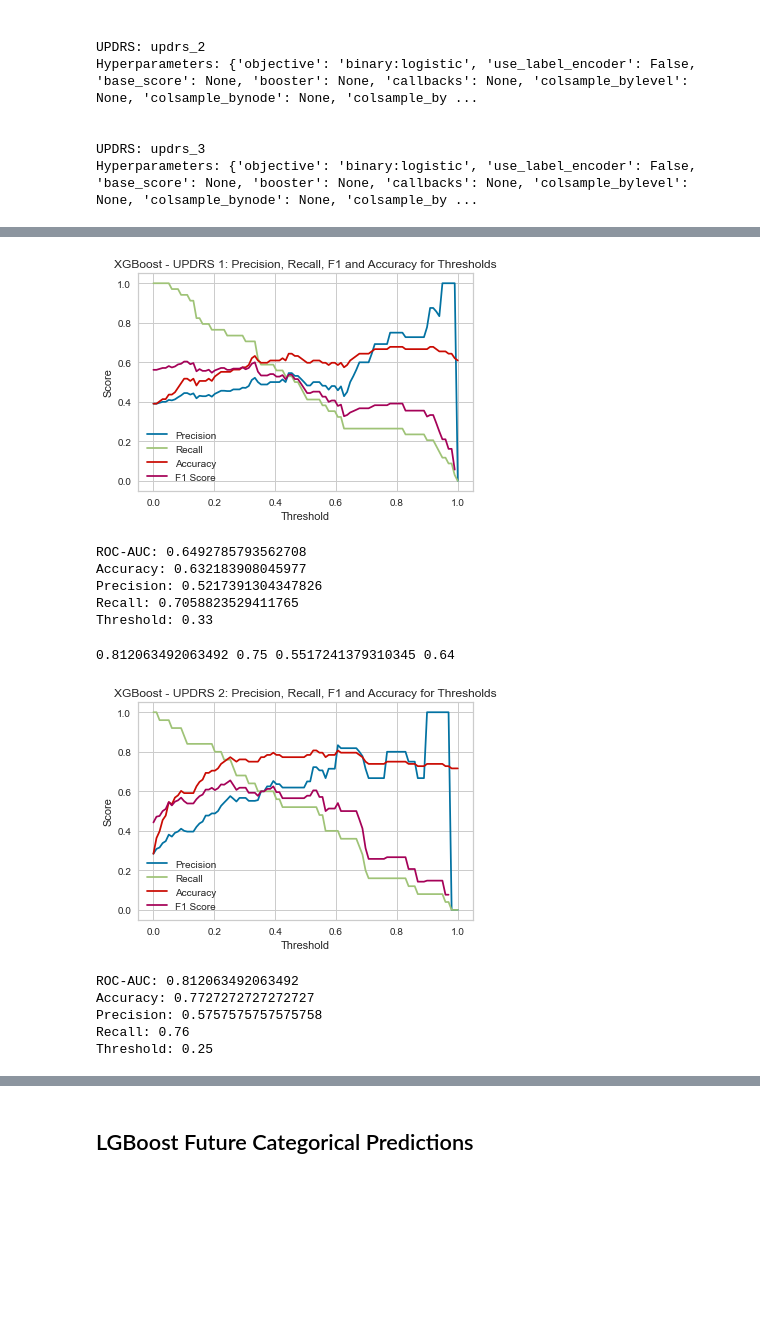
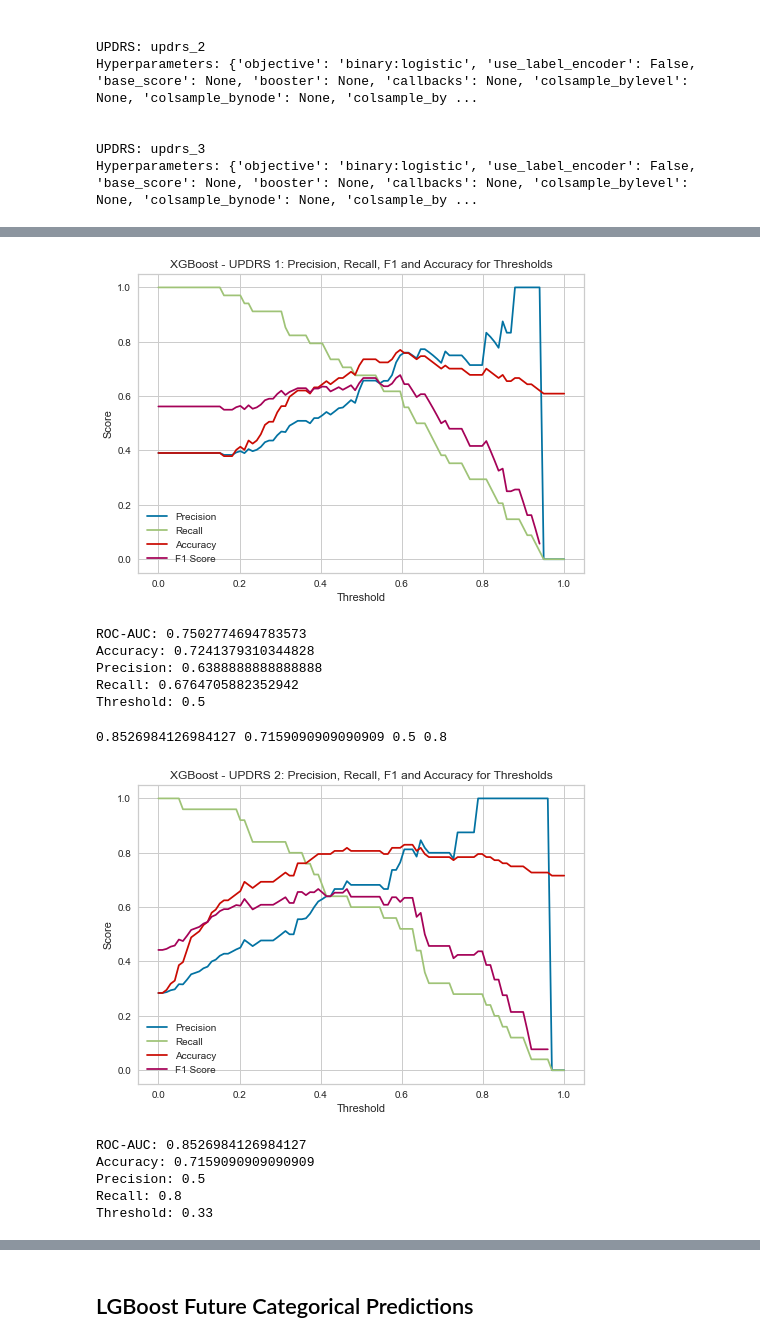
Before and after one commit to dagartga/Boosted-Models-for-Parkinsons-Prediction, a Jupyter notebook: parkinsons_1/notebooks/Compare_medication_SMOTE_1yr_Models.ipynb, the cells around one changed output, grey strips where cells are left out. Drawn from its saved outputs; the diff is of its cells as text; code cells hidden in the pictures; blank space fills up the shorter version.

```diff
--- a/parkinsons_1/notebooks/Compare_medication_SMOTE_1yr_Models.ipynb
+++ b/parkinsons_1/notebooks/Compare_medication_SMOTE_1yr_Models.ipynb
@@ -324,10 +182,0 @@ def prepare_catboost_model(cboost_hyperparams_df, target):
-# %%
-xgb_results = dict()
-
-for updrs, df in zip(['updrs_1'], [updrs1_df]):
-    model = prepare_xgboost_model(xgb_hyperparams_df, updrs)
-    auc, acc, prec, recall = cross_fold_validation(df, model, updrs)
-    xgb_results[updrs] = {"auc":auc,
-                        "acc":acc,
-                        "prec":prec,
-                        "recall":recall}
@@ -341,10 +182,0 @@ xgb_results
-# %%
-model = prepare_xgboost_model(xgb_hyperparams_df, 'updrs_1')
-X_train_df = updrs1_df_smote.drop(columns = ['updrs_1_cat', 'visit_id', 'patient_id', 'kfold', 'updrs_1'])
-y_train_df = updrs1_df_smote['updrs_1_cat']
-X_test = updrs1_test_df.drop(columns = ['updrs_1_cat', 'visit_id', 'patient_id', 'kfold', 'updrs_1'])
-y_test = updrs1_test_df['updrs_1_cat']
-
-model.fit(X_train_df, y_train_df)
-
-preds = model.predict_proba(X_test)[:, 1]
@@ -632,31 +427,31 @@ Train AUC = 1.0
 # %%
 # Load the saved model
-model = joblib.load('../models/xgboost_updrs_1_model_max_depth_meds.sav')
+model = joblib.load('../models/xgboost_updrs_1_model_hyperopt_smote_meds.sav')
 
 # Make predictions on the test data
 X_test1 = updrs1_yr_test.drop(columns=['updrs_1_cat', 'kfold', 'visit_id', 'patient_id', 'updrs_1'])
 y_test1 = updrs1_yr_test['updrs_1_cat']
 
 preds = model.predict_proba(X_test1)[:, 1]
 
 
 plot_precision_recall_accuracy(y_test1, preds, 'UPDRS 1', 'XGBoost')
 
 print("ROC-AUC:", roc_auc_score(y_test1, preds),\
-    "\nAccuracy:", accuracy_score(y_test1, preds>0.33), \
-    "\nPrecision:", precision_score(y_test1, preds>0.33), \
-    "\nRecall:", recall_score(y_test1, preds>0.33), \
-        "\nThreshold: 0.33")
+    "\nAccuracy:", accuracy_score(y_test1, preds>0.5), \
+    "\nPrecision:", precision_score(y_test1, preds>0.5), \
+    "\nRecall:", recall_score(y_test1, preds>0.5), \
+        "\nThreshold: 0.5")
 # %% [output]
-[figure, old version]
+[figure, new version]
-ROC-AUC: 0.6492785793562708
-Accuracy: 0.632183908045977
-Precision: 0.5217391304347826
-Recall: 0.7058823529411765
-Threshold: 0.33
+ROC-AUC: 0.7502774694783573
+Accuracy: 0.7241379310344828
+Precision: 0.6388888888888888
+Recall: 0.6764705882352942
+Threshold: 0.5
 # %%
 # Load the saved model
-model = joblib.load('../models/xgboost_updrs_2_model_max_depth_meds.sav')
+model = joblib.load('../models/xgboost_updrs_2_model_hyperopt_smote_meds.sav')
 
 # Make predictions on the test data
 X_test2 = updrs2_yr_test.drop(columns=['updrs_2_cat', 'kfold', 'visit_id', 'patient_id', 'updrs_2'])
@@ -669,17 +464,17 @@ print(roc_auc_score(y_test2, preds), accuracy_score(y_test2, preds>0.33), precis
 plot_precision_recall_accuracy(y_test2, preds, 'UPDRS 2', 'XGBoost')
 
 print("ROC-AUC:", roc_auc_score(y_test2, preds),\
-    "\nAccuracy:", accuracy_score(y_test2, preds>0.25), \
-    "\nPrecision:", precision_score(y_test2, preds>0.25), \
-    "\nRecall:", recall_score(y_test2, preds>0.25), \
-    "\nThreshold: 0.25")
+    "\nAccuracy:", accuracy_score(y_test2, preds>0.33), \
+    "\nPrecision:", precision_score(y_test2, preds>0.33), \
+    "\nRecall:", recall_score(y_test2, preds>0.33), \
+    "\nThreshold: 0.33")
 # %% [output]
-0.812063492063492 0.75 0.5517241379310345 0.64
+0.8526984126984127 0.7159090909090909 0.5 0.8
-[figure, old version]
+[figure, new version]
-ROC-AUC: 0.812063492063492
-Accuracy: 0.7727272727272727
-Precision: 0.5757575757575758
-Recall: 0.76
-Threshold: 0.25
+ROC-AUC: 0.8526984126984127
+Accuracy: 0.7159090909090909
+Precision: 0.5
+Recall: 0.8
+Threshold: 0.33
 # %%
 # Load the saved model
```
Also changed, not shown: parts of 64 cells of this notebook, 13 other files.
